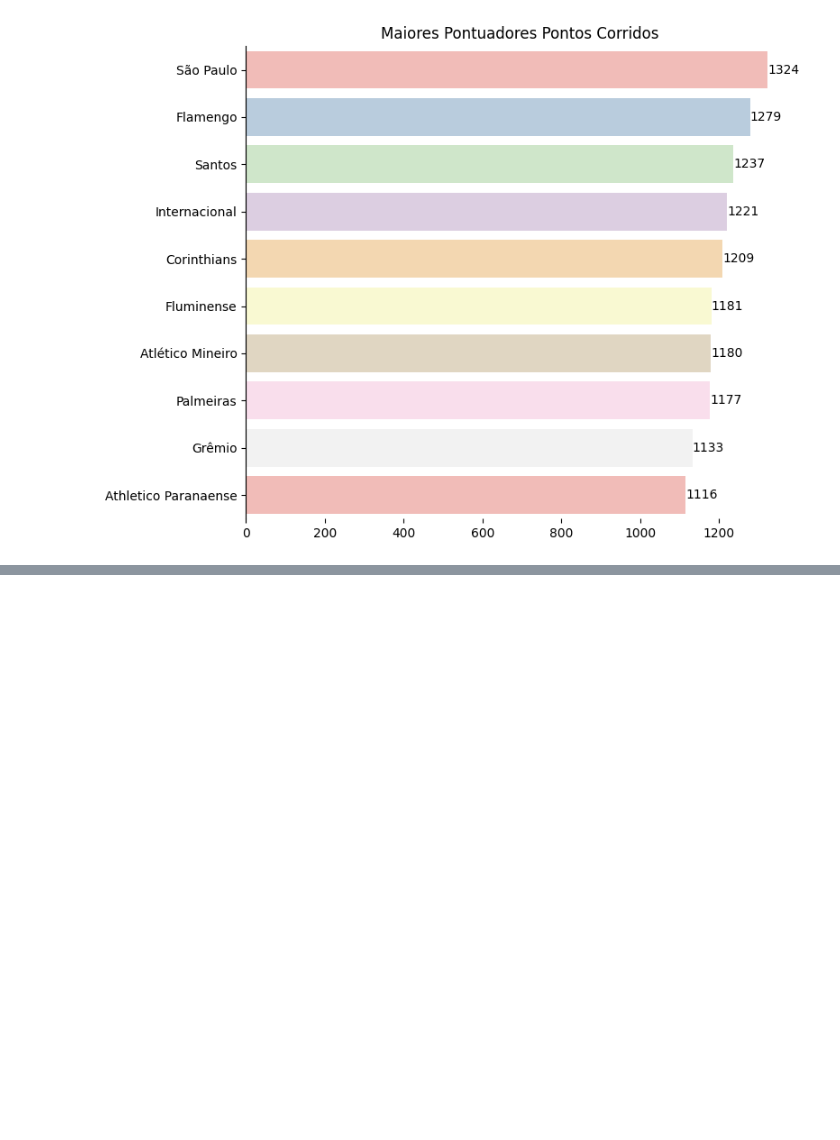
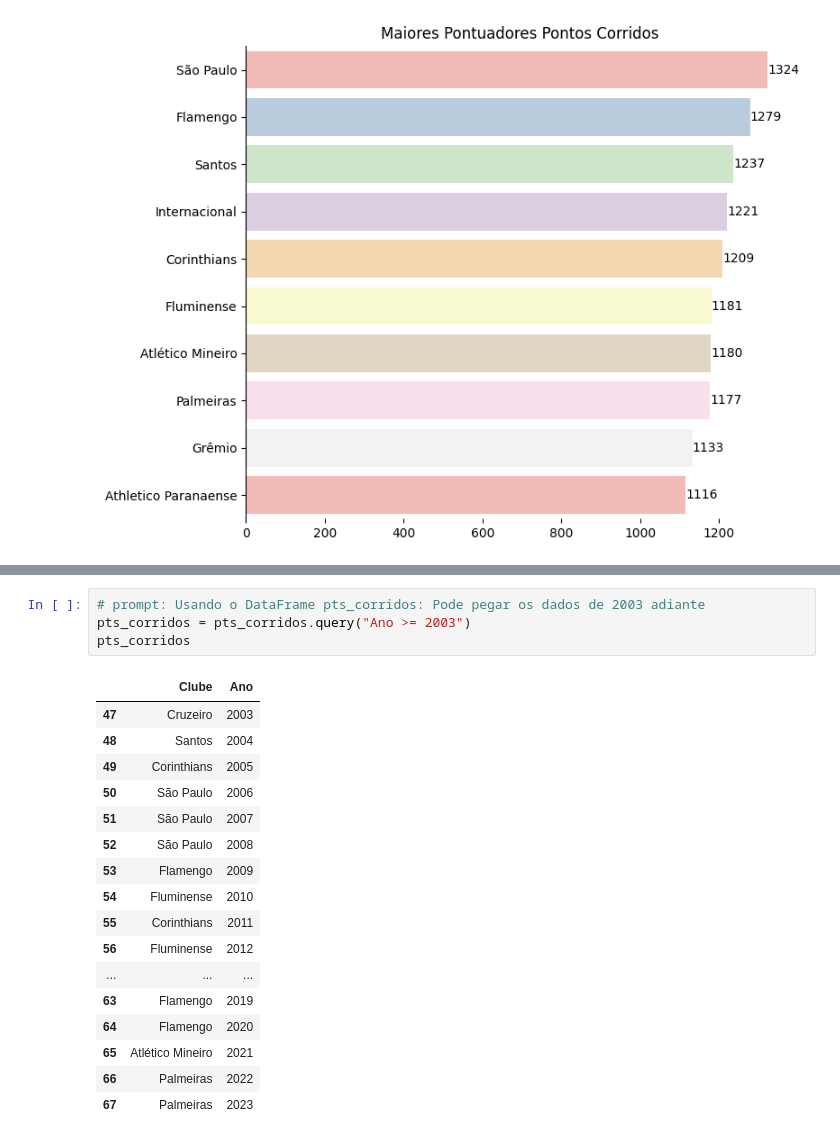
Before and after one commit to hugodevelopment/Web-Scraping, a Jupyter notebook: Análise_Histórica_Brasileirão.ipynb, the cells around one changed output, grey strips where cells are left out. Drawn from its saved outputs; the diff is of its cells as text; blank space fills up the shorter version.

```diff
--- a/Análise_Histórica_Brasileirão.ipynb
+++ b/Análise_Histórica_Brasileirão.ipynb
@@ -441,0 +512,22 @@ Passing `palette` without assigning `hue` is deprecated and will be removed in v
+# %%
+# prompt: Usando o DataFrame pts_corridos: Pode pegar os dados de 2003 adiante
+pts_corridos = pts_corridos.query("Ano >= 2003")
+pts_corridos
+# %% [output]
+|  | Clube | Ano |
+| 47 | Cruzeiro | 2003 |
+| 48 | Santos | 2004 |
+| 49 | Corinthians | 2005 |
+| 50 | São Paulo | 2006 |
+| 51 | São Paulo | 2007 |
+| 52 | São Paulo | 2008 |
+| 53 | Flamengo | 2009 |
+| 54 | Fluminense | 2010 |
+| 55 | Corinthians | 2011 |
+| 56 | Fluminense | 2012 |
+| ... | ... | ... |
+| 63 | Flamengo | 2019 |
+| 64 | Flamengo | 2020 |
+| 65 | Atlético Mineiro | 2021 |
+| 66 | Palmeiras | 2022 |
+| 67 | Palmeiras | 2023 |
```
Also changed, not shown: parts of 7 cells of this notebook.
